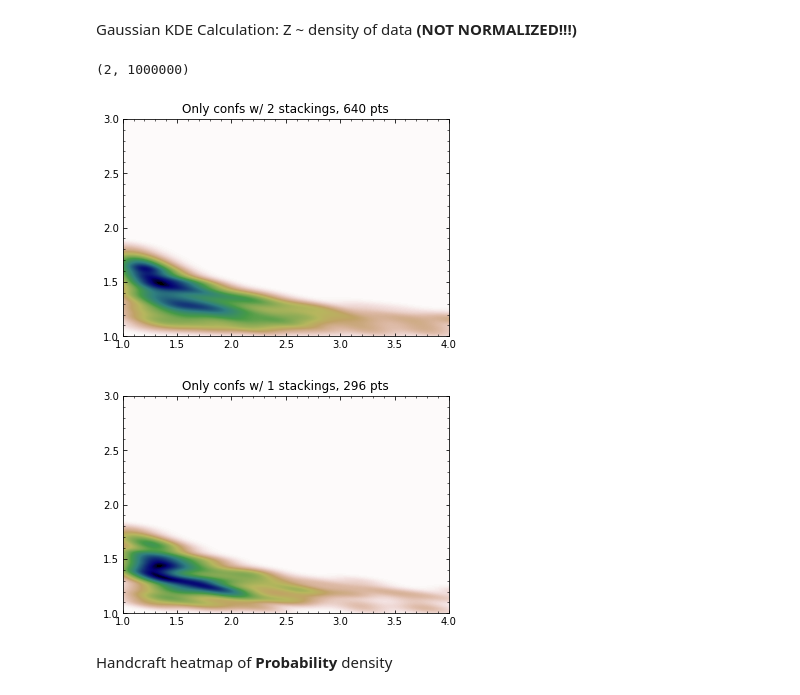
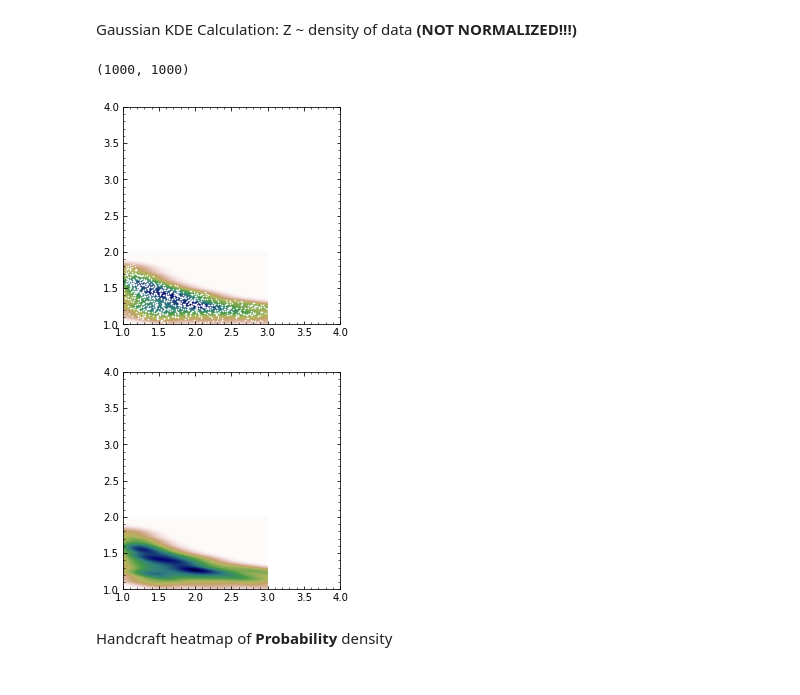
Before and after one commit to Scillae/nano-tracer, a Jupyter notebook: MM-4arm.ipynb, the cells around one changed output. Drawn from its saved outputs; the diff is of its cells as text; code cells hidden in the pictures.

```diff
--- a/MM-4arm.ipynb
+++ b/MM-4arm.ipynb
@@ -17,3 +18,9 @@ stack_dict,non_stack_dict = pickle.load(open('C:\\Data\\Str-tmp\\nano-tracer\\dn
+# %%
+import numpy as np
+import pickle
+pa_ls = pickle.load(open('D:\\Streaming-tmp\\dna\\dna4\\data\\composed_traj\\3arms-jun_0\\20C-0.1M-GPU\\3arms@(20C,0.1M)-jun_0.patp','rb')) # 4arms\\20C-0.5M-GPU\\4arms@(20C,0.5M) # 4arms-jun_10\\30C-0.1M-GPU\\4arms@(30C,0.1M)-jun_10
+k2_ls = pickle.load(open('D:\\Streaming-tmp\\dna\\dna4\\data\\composed_traj\\3arms-jun_0\\20C-0.1M-GPU\\3arms@(20C,0.1M)-jun_0.k2tp','rb'))
+non_stack_dict,stack_dict = pickle.load(open('D:\\Streaming-tmp\\dna\\dna4\\results\\3arms-jun_0\\pj\\pj_vtime-3arms@(20C,0.1M)-jun_0.stack','rb'))
 # %% [markdown]
 Prepare data
 # %%
@@ -159,13 +163,9 @@ is_containing_stack.sum()
 # %% [markdown]
 Separate stacking / no stacking conformations out
 # %%
-l2_arr = l2_arr[5:-5]
-l3_arr = l3_arr[5:-5]
 l2_arr = l2_arr[is_containing_stack]
 l3_arr = l3_arr[is_containing_stack]
 # %%
-l2_arr = l2_arr[5:-5]
-l3_arr = l3_arr[5:-5]
 l2_arr = l2_arr[~is_containing_stack]
 l3_arr = l3_arr[~is_containing_stack]
 # %% [markdown]
@@ -173,38 +173,40 @@ Gaussian KDE Calculation: Z ~ density of data **(NOT NORMALIZED!!!)**
 # %%
 import scipy.stats as stat
 xmin = 1
-xmax = 10
+xmax = 3
 ymin = 1
-ymax = 10
-X, Y = np.mgrid[xmin:xmax:1000j, ymin:ymax:1000j]
+ymax = 2
+X, Y = np.mgrid[xmin:xmax:3000j, ymin:ymax:3000j]
 positions = np.vstack([X.ravel(), Y.ravel()])
 values = np.vstack([l2_arr, l3_arr])
 kernel = stat.gaussian_kde(values,bw_method=0.2)
 Z = np.reshape(kernel(positions).T, X.shape)
 Z = np.rot90(Z)
+X = np.rot90(X) # now: X[0,i]
+Y = np.rot90(Y) # now: Y[j,0]
 # %%
 positions.shape
 # %% [output]
-(2, 1000000)
+(1000, 1000)
 # %%
 import matplotlib.pyplot as plt
 fig, ax = plt.subplots()
 ax.imshow(Z, cmap=plt.cm.gist_earth_r,
           extent=[xmin, xmax, ymin, ymax])
-# ax.scatter(l2_arr, l3_arr, s=0.4,c='#FFFFFF')
+ax.scatter(l2_arr, l3_arr, s=0.4,c='#FFFFFF')
 ax.set_xlim([1, 4])
-ax.set_ylim([1, 3])
-ax.set_title(f'Only confs w/ 2 stackings, {is_containing_stack.sum()} pts')
+ax.set_ylim([1, 4])
+# ax.set_title(f'Only confs w/ 2 stackings, {is_containing_stack.sum()} pts')
 ax.xaxis.set_major_locator(plt.MultipleLocator(0.5))
 ax.yaxis.set_major_locator(plt.MultipleLocator(0.5))
 ax.xaxis.set_minor_locator(plt.MultipleLocator(0.1))
 ax.yaxis.set_minor_locator(plt.MultipleLocator(0.1))
 ax.tick_params(bottom=True,top=True,left=True,right=True,direction='in')
 ax.tick_params(bottom=True,top=True,left=True,right=True,direction='in',which='minor')
 plt.savefig('tmp.png',dpi=400)
 plt.show()
 # %% [output]
-[figure, old version]
+[figure, new version]
 # %%
 import matplotlib.pyplot as plt
 fig, ax = plt.subplots()
@@ -212,8 +214,8 @@ ax.imshow(Z, cmap=plt.cm.gist_earth_r,
           extent=[xmin, xmax, ymin, ymax])
 # ax.scatter(l2_arr, l3_arr, s=0.4,c='#FFFFFF')
 ax.set_xlim([1, 4])
-ax.set_ylim([1, 3])
-ax.set_title(f'Only confs w/ 1 stackings, {is_containing_stack.sum()} pts')
+ax.set_ylim([1, 4])
+# ax.set_title(f'Only confs w/ 1 stackings, {is_containing_stack.sum()} pts')
 ax.xaxis.set_major_locator(plt.MultipleLocator(0.5))
 ax.yaxis.set_major_locator(plt.MultipleLocator(0.5))
 ax.xaxis.set_minor_locator(plt.MultipleLocator(0.1))
@@ -223,7 +225,7 @@ ax.tick_params(bottom=True,top=True,left=True,right=True,direction='in',which='m
 plt.savefig('tmp.jpg',dpi=400)
 plt.show()
 # %% [output]
-[figure, old version]
+[figure, new version]
 # %% [markdown]
 Handcraft heatmap of **Probability** density
 # %%
```
Also changed, not shown: parts of 29 cells of this notebook, 42 other files.
